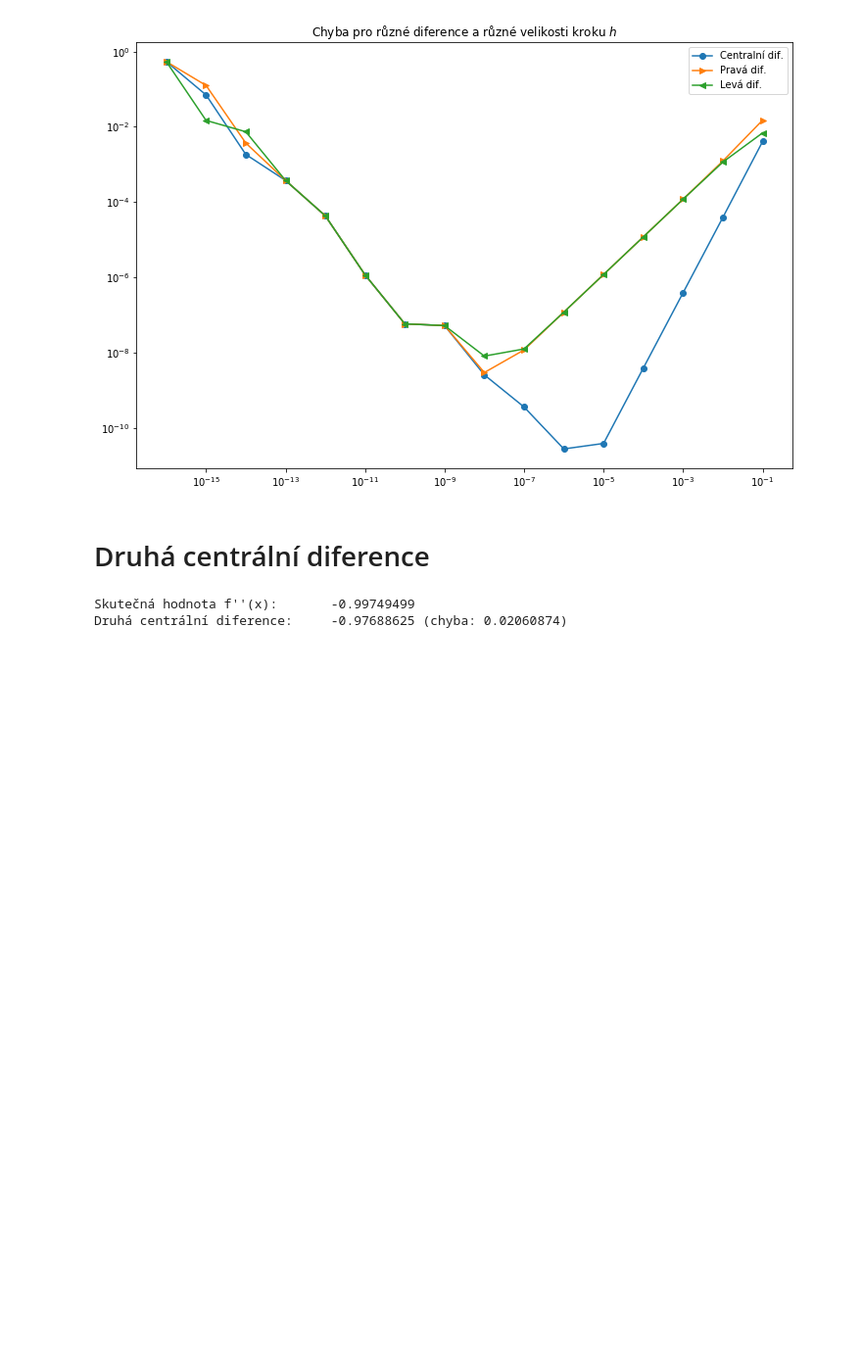
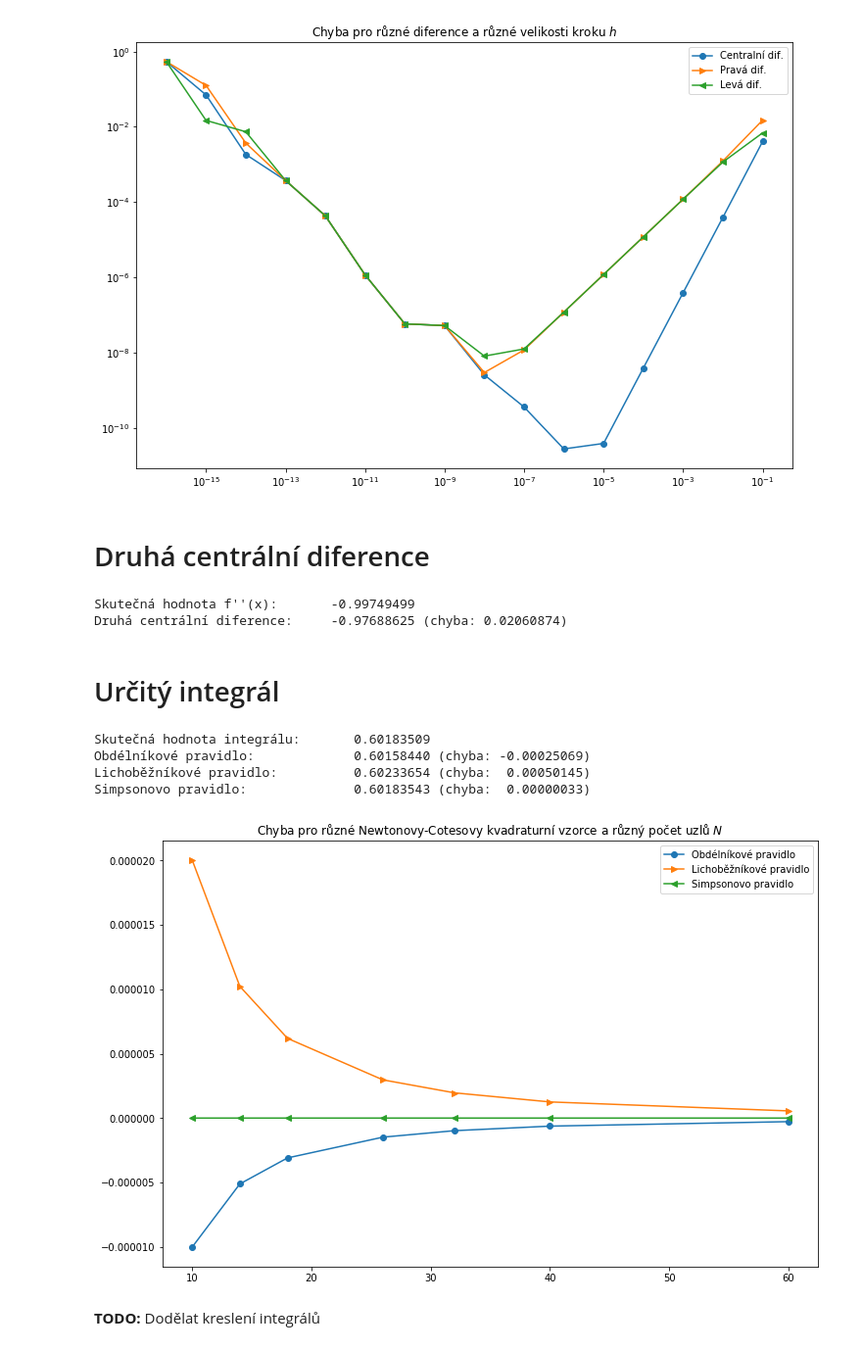
Before and after one commit to c0n73x7/numericke-metody, a Jupyter notebook: notebooks/NM/6. Derivace a určitý integrál.ipynb, the cells around one changed output. Shown at 98% size. Cells and saved outputs as stored; diff of their text form; code cells hidden in the pictures; blank space fills up the shorter version.

Commit message:
Add integrate methods

```diff
--- a/notebooks/NM/6. Derivace a určitý integrál.ipynb
+++ b/notebooks/NM/6. Derivace a určitý integrál.ipynb
@@ -82,3 +84,61 @@ print(f'Druhá centrální diference: {f_diff2_cd:15.8f} (chyba: {np.abs(f_diff2
 # %% [output]
 Skutečná hodnota f''(x):       -0.99749499
 Druhá centrální diference:     -0.97688625 (chyba: 0.02060874)
+# %% [markdown]
+# Určitý integrál
+# %%
+# fce kterou chci integrovat, musí být v proměnné x
+#fce = 'sin(x)'
+fce = 'exp(x)'
+#fce = 'exp(1/x)'
+#fce = 'log(x)'
+
+a = 1
+b = 1.2
+N = 2
+
+i_sym = sym_integrate(fce, a, b)
+i_rectangle = rectangle_integrate(fce, a, b, N)
+i_trapezoid = trapezoid_integrate(fce, a, b, N)
+i_simpson = simpson_integrate(fce, a, b, N)
+
+print(f'Skutečná hodnota integrálu:  {i_sym:15.8f}')
+print(f'Obdélníkové pravidlo:        {i_rectangle:15.8f} (chyba: {i_rectangle - i_sym:11.8f})')
+print(f'Lichoběžníkové pravidlo:     {i_trapezoid:15.8f} (chyba: {i_trapezoid - i_sym:11.8f})')
+print(f'Simpsonovo pravidlo:         {i_simpson:15.8f} (chyba: {i_simpson - i_sym:11.8f})')
+# %% [output]
+Skutečná hodnota integrálu:       0.60183509
+Obdélníkové pravidlo:             0.60158440 (chyba: -0.00025069)
+Lichoběžníkové pravidlo:          0.60233654 (chyba:  0.00050145)
+Simpsonovo pravidlo:              0.60183543 (chyba:  0.00000033)
+# %%
+# fce kterou chci integrovat, musí být v proměnné x
+#fce = 'sin(1/x)'
+fce = 'exp(x)'
+#fce = 'exp(1/x)'
+#fce = 'log(x)'
+
+a = 1
+b = 1.2
+
+Ns = [10,14,18,26,32,40,60]
+
+i_sym = sym_integrate(fce, a, b)
+
+err_rectangle = [rectangle_integrate(fce, a, b, N) - i_sym for N in Ns]
+err_trapezoid = [trapezoid_integrate(fce, a, b, N) - i_sym for N in Ns]
+err_simpson = [simpson_integrate(fce, a, b, N) - i_sym for N in Ns]
+
+vals = []
+
+vals.append({'ys': err_rectangle, 'line': 'o-', 'label': 'Obdélníkové pravidlo'})
+vals.append({'ys': err_trapezoid, 'line': '>-', 'label': 'Lichoběžníkové pravidlo'})
+vals.append({'ys': err_simpson, 'line': '<-', 'label': 'Simpsonovo pravidlo'})
+
+multiplot_vals(Ns, vals,
+               'Chyba pro různé Newtonovy-Cotesovy kvadraturní vzorce a různý počet uzlů $N$',
+              )
+# %% [output]
+[figure, added]
+# %% [markdown]
+__TODO:__ Dodělat kreslení integrálů
```
Also changed, not shown: parts of 1 cell of this notebook, 3 other files.
